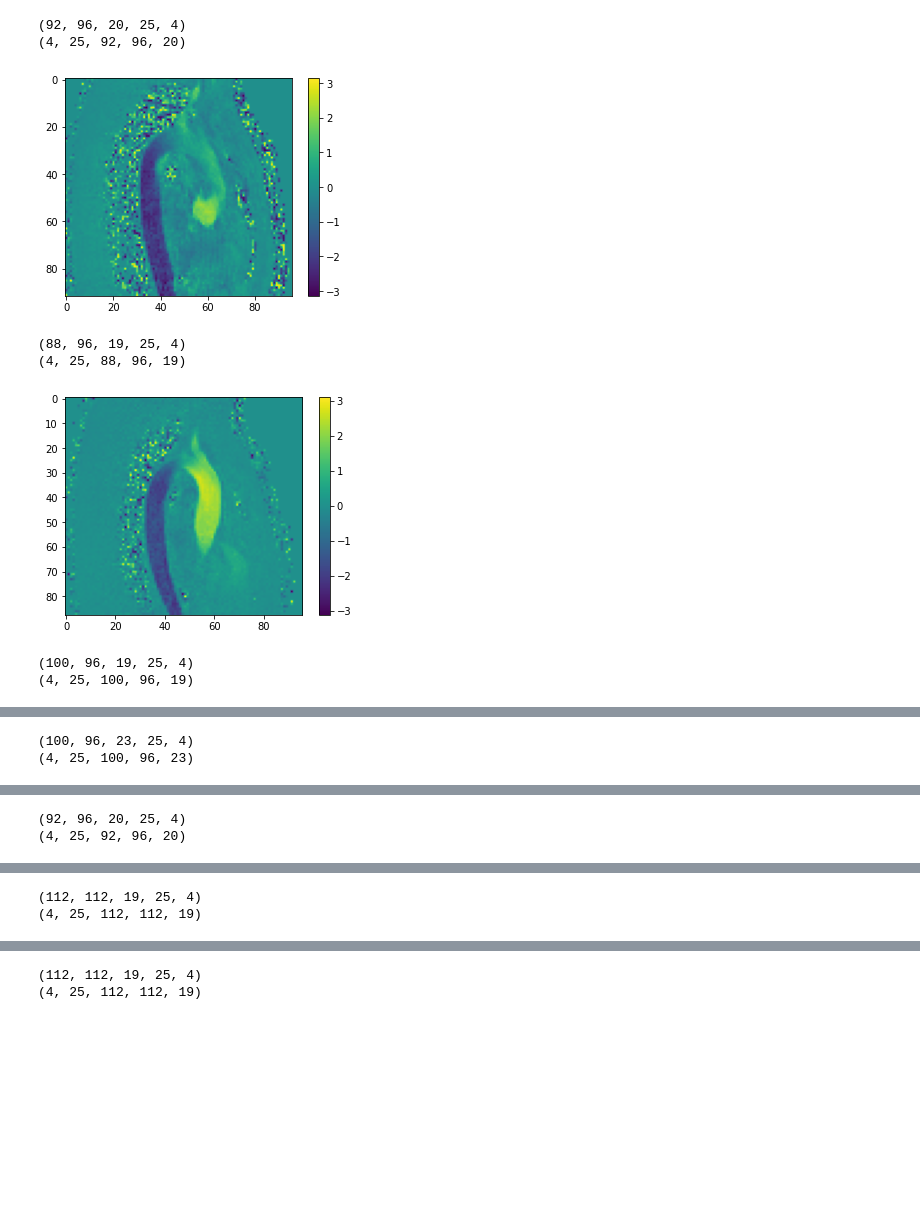
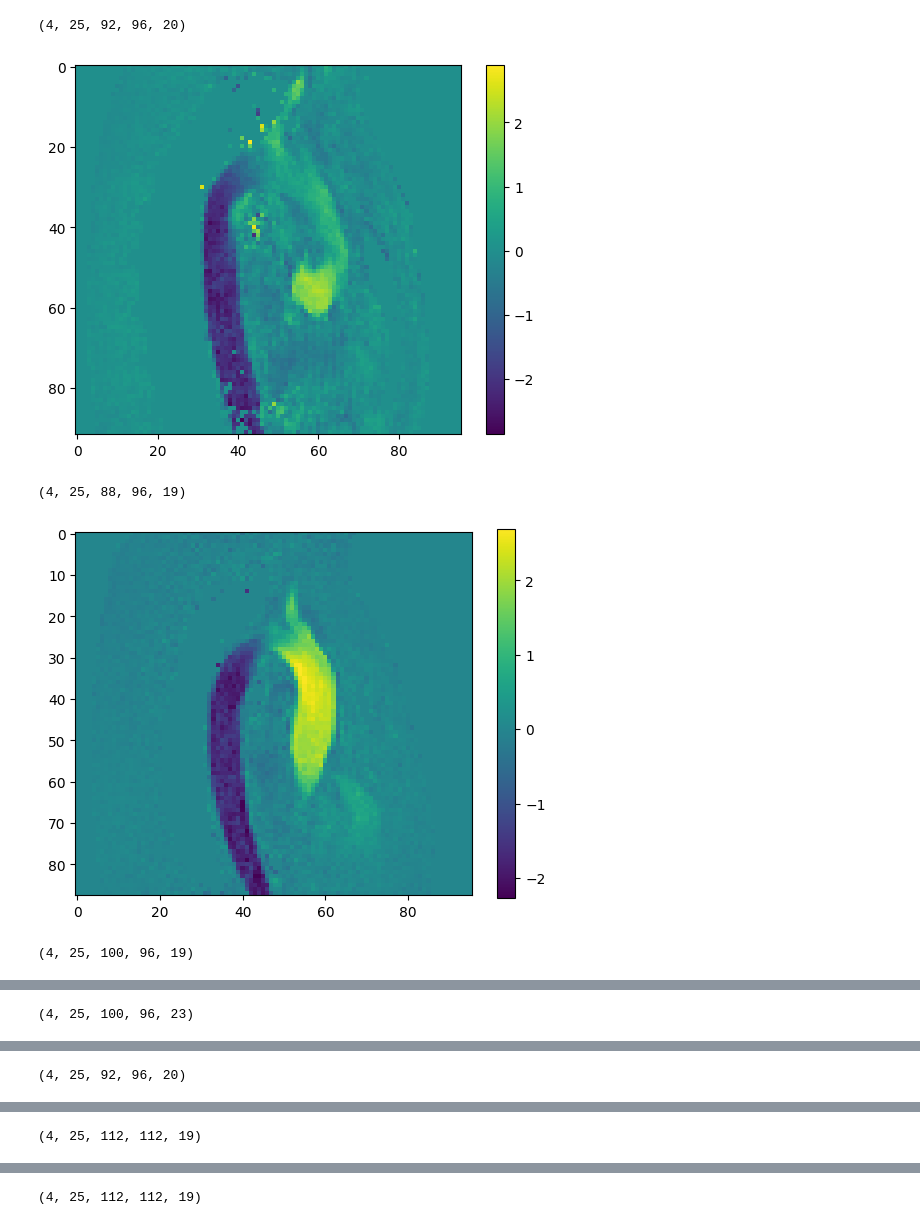
Before and after one commit to bughht/deep_unwrap_4DFLOW, a Jupyter notebook: train.ipynb, the cells around one changed output, grey strips where cells are left out. Drawn from its saved outputs; the diff is of its cells as text; code cells hidden in the pictures; blank space fills up the shorter version.

```diff
--- a/train.ipynb
+++ b/train.ipynb
@@ -9,24 +9,20 @@ from einops import rearrange
 # %%
 for i in range(1,8):
     data=loadmat(os.path.join("data","imgt_volN{}.mat".format(i)))
     img=data["img"]
     msk=data["mask"]
-    print(img.shape)
     img=rearrange(img,"x y z p c -> c p x y z")
     print(img.shape)
     img[1:]=np.angle(img[1:]*img[0].conj())
     img[0] = np.abs(img[0])
     img=img.astype(np.float32)
-    img[1:,img[0]<5]=0
+    img[1:,img[0]<30]=0
     plt.imshow(img[1,3,:,:,10])
     plt.colorbar()
     plt.show()
 # %% [output]
-(92, 96, 20, 25, 4)
 (4, 25, 92, 96, 20)
-[figure, old version]
+[figure, new version]
-(88, 96, 19, 25, 4)
 (4, 25, 88, 96, 19)
-[figure, old version]
+[figure, new version]
-(100, 96, 19, 25, 4)
 (4, 25, 100, 96, 19)
@@ -34,2 +30 @@ for i in range(1,8):
-(100, 96, 23, 25, 4)
 (4, 25, 100, 96, 23)
@@ -37,2 +32 @@ for i in range(1,8):
-(92, 96, 20, 25, 4)
 (4, 25, 92, 96, 20)
@@ -40,2 +34 @@ for i in range(1,8):
-(112, 112, 19, 25, 4)
 (4, 25, 112, 112, 19)
@@ -43,2 +36 @@ for i in range(1,8):
-(112, 112, 19, 25, 4)
 (4, 25, 112, 112, 19)
```
Also changed, not shown: parts of 1 cell of this notebook, 4 other files.
